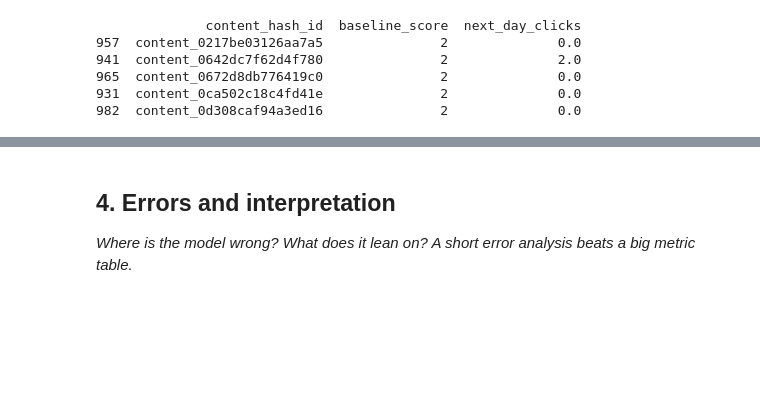
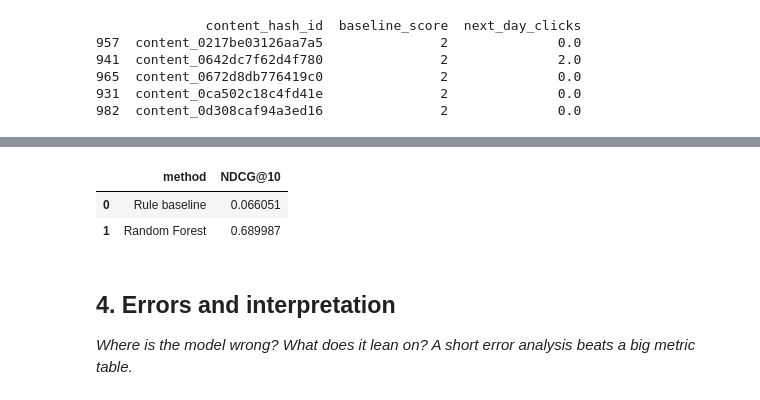
Before and after one commit to Shrishagk/My_flyrank, a Jupyter notebook: work/notebooks/w05_model.ipynb, the cells around one changed output, grey strips where cells are left out. Saved outputs shown, nothing was run; the diff lists cells and outputs as text; code cells hidden in the pictures; blank space fills up the shorter version.

```diff
--- a/work/notebooks/w05_model.ipynb
+++ b/work/notebooks/w05_model.ipynb
@@ -471,3 +716,24 @@ display(comparison)
+# %%
+comparison = pd.DataFrame({
+    "method": [
+        "Rule baseline",
+        "Random Forest"
+    ],
+    "NDCG@10": [
+        daily_ndcg[
+            "Rule baseline NDCG@10"
+        ].mean(),
+        daily_ndcg[
+            "Random Forest NDCG@10"
+        ].mean()
+    ]
+})
+
+display(comparison)
+# %% [output]
+|  | method | NDCG@10 |
+| 0 | Rule baseline | 0.066051 |
+| 1 | Random Forest | 0.689987 |
 # %% [markdown]
 ## 4. Errors and interpretation
 
```
Also changed, not shown: parts of 25 cells of this notebook.
